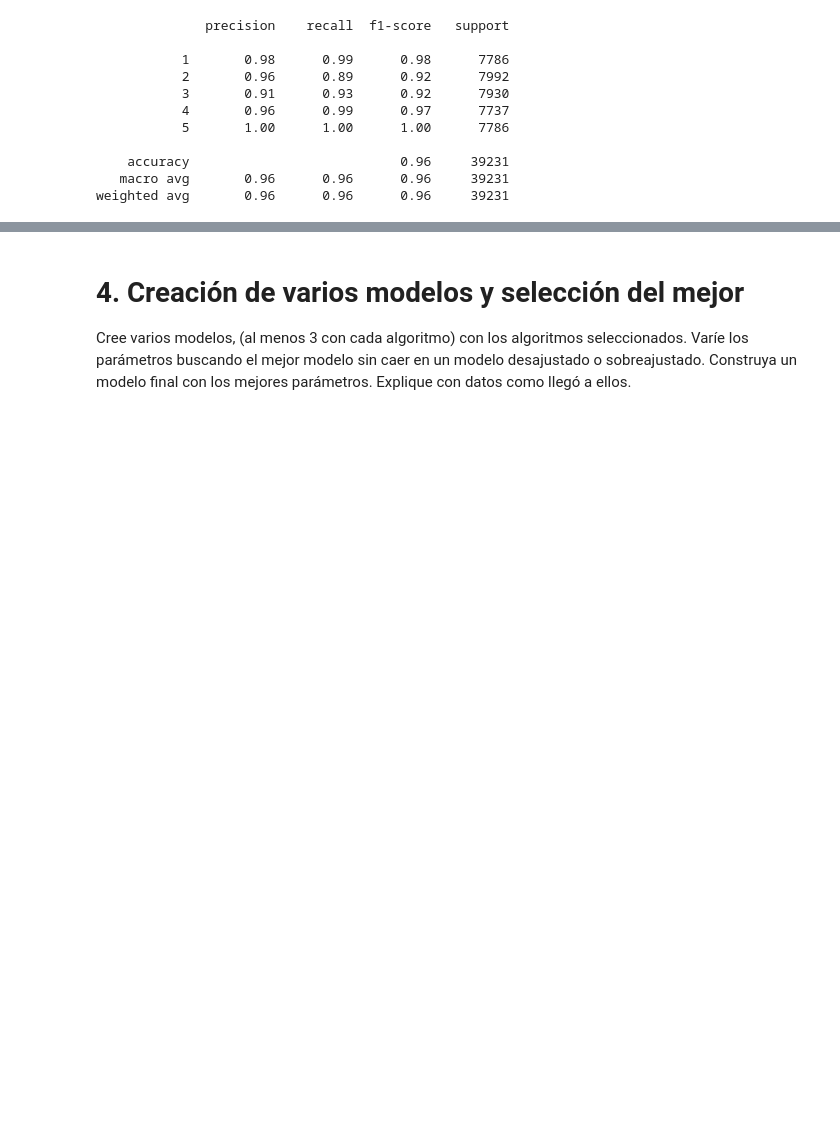
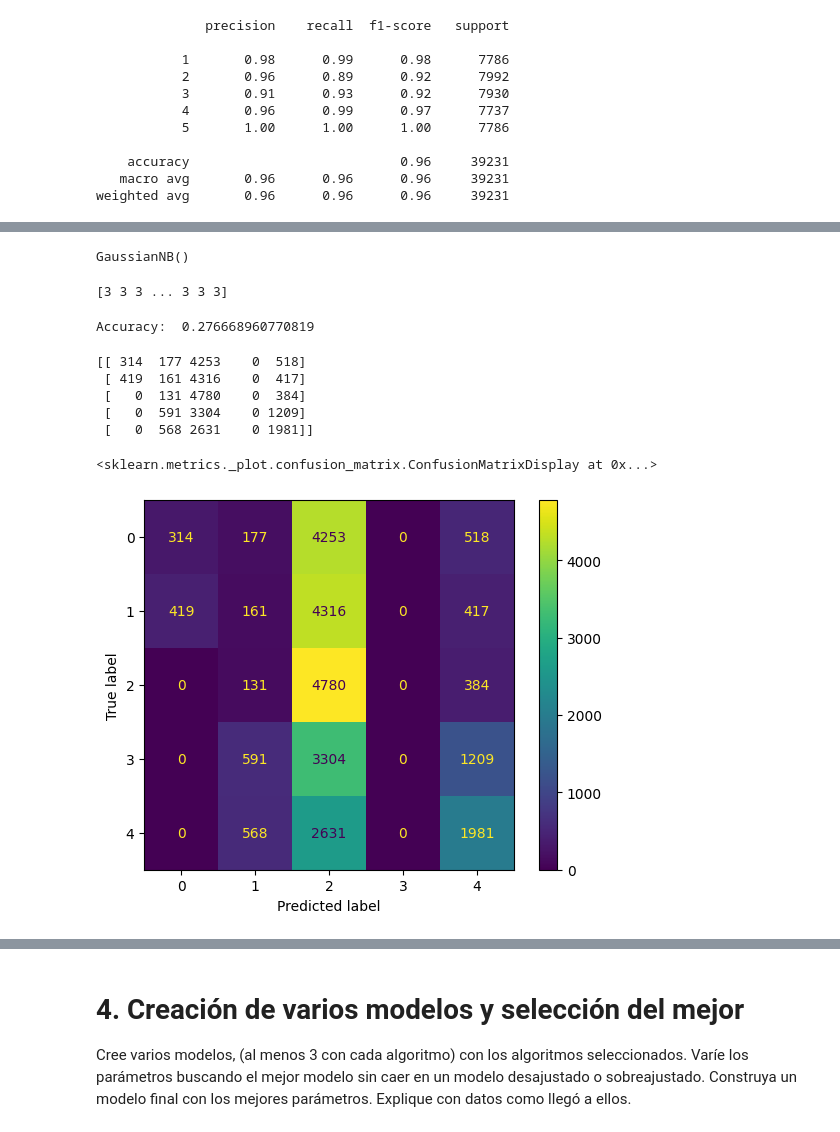
Before and after one commit to jazurdia/Proyecto1MD, a Jupyter notebook: informe.ipynb, the cells around one changed output, grey strips where cells are left out. Cells and saved outputs as stored; diff of their text form; code cells hidden in the pictures; blank space fills up the shorter version.

```diff
--- a/informe.ipynb
+++ b/informe.ipynb
@@ -213,0 +249,38 @@ weighted avg       0.96      0.96      0.96     39231
+# %%
+# Entrenar el modelo de naive bayes
+from sklearn.naive_bayes import GaussianNB
+model = GaussianNB()
+model.fit(X_train, y_train)
+# %% [output]
+GaussianNB()
+# %%
+# Hacer predicciones
+y_pred = model.predict(X_test)
+print(y_pred)
+# %% [output]
+[3 3 3 ... 3 3 3]
+# %%
+# Evaluar el modelo
+from sklearn.metrics import accuracy_score
+accuracy = accuracy_score(y_test, y_pred)
+print('Accuracy: ', accuracy)
+# %% [output]
+Accuracy:  0.276668960770819
+# %%
+# Matriz de confusión
+from sklearn.metrics import confusion_matrix
+cm = confusion_matrix(y_test, y_pred)
+print(cm)
+# %% [output]
+[[ 314  177 4253    0  518]
+ [ 419  161 4316    0  417]
+ [   0  131 4780    0  384]
+ [   0  591 3304    0 1209]
+ [   0  568 2631    0 1981]]
+# %%
+from sklearn.metrics import ConfusionMatrixDisplay
+despliegue = ConfusionMatrixDisplay(confusion_matrix = confusion_matrix(y_test, y_pred))
+despliegue.plot()
+# %% [output]
+<sklearn.metrics._plot.confusion_matrix.ConfusionMatrixDisplay at 0x...>
+[figure, added]
```
Also changed, not shown: parts of 20 cells of this notebook, 1 other file.
